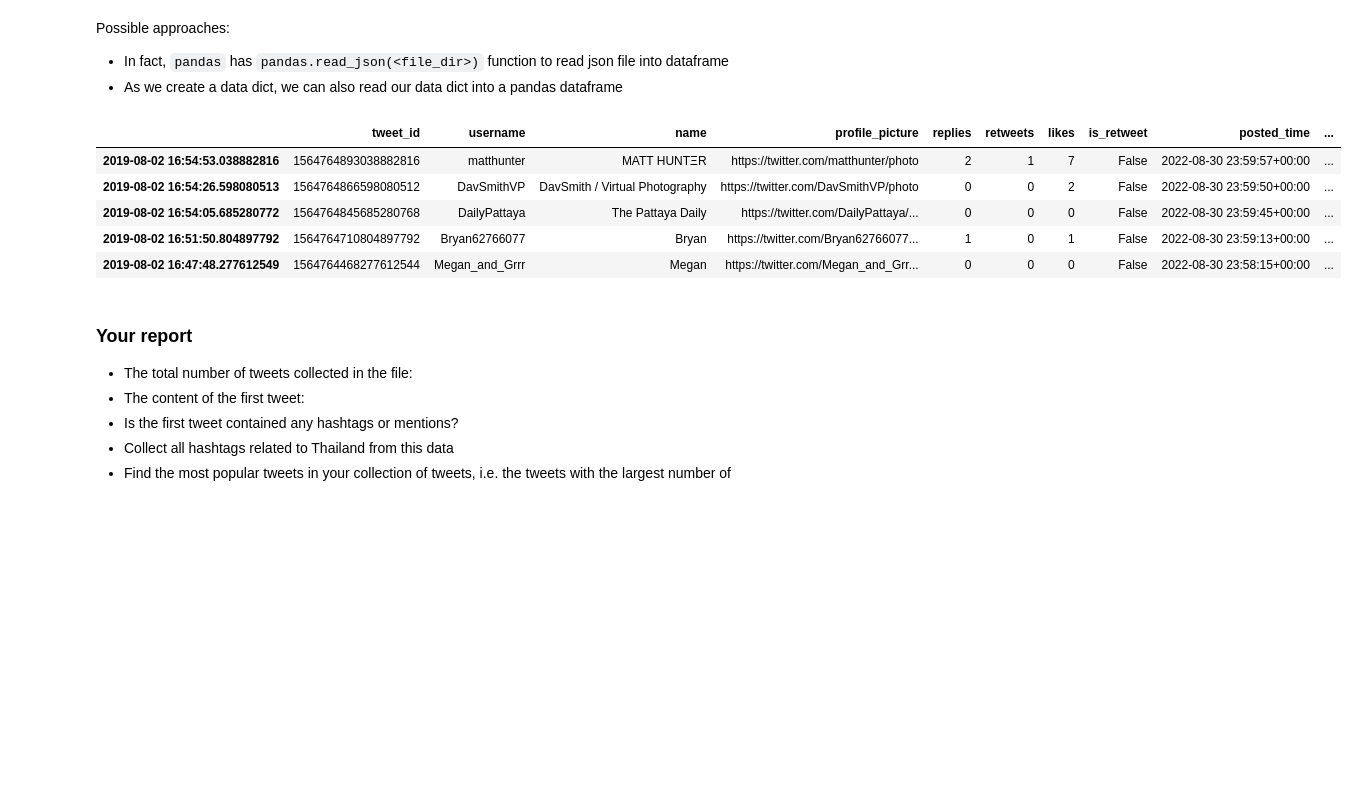
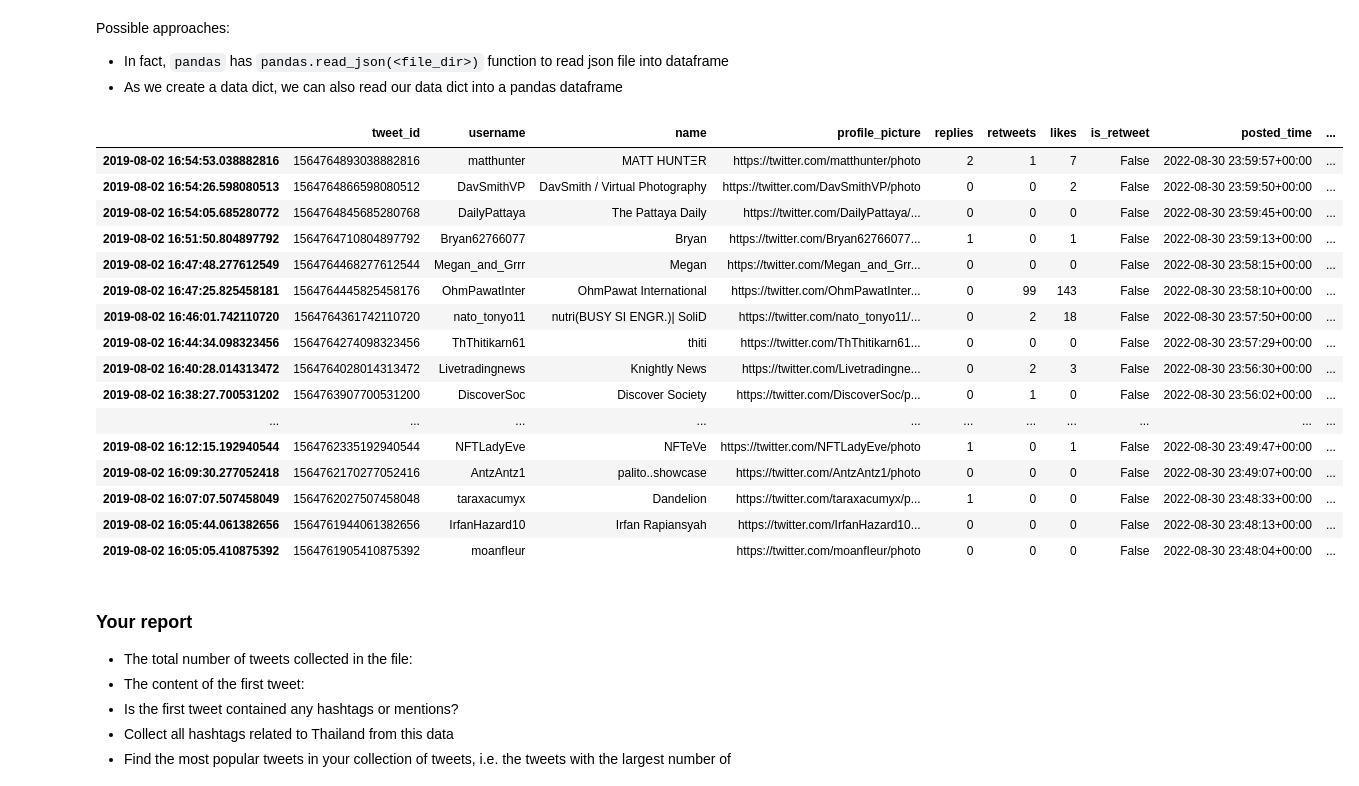
Before and after one commit to MOOwuttichai/project_dataWDkku, a Jupyter notebook: Copy_of_Project1_66.ipynb, the cells around one changed output. Drawn from its saved outputs; the diff is of its cells as text; code cells hidden in the pictures; blank space fills up the shorter version.

```diff
--- a/Copy_of_Project1_66.ipynb
+++ b/Copy_of_Project1_66.ipynb
@@ -96,14 +96,25 @@ Possible approaches:
 # %%
 thai_pd = pd.read_json(StringIO(d), orient='index')
 # %%
-thai_pd.head()
+thai_pd
 # %% [output]
 |  | tweet_id | username | name | profile_picture | replies | retweets | likes | is_retweet | posted_time | ... |
 | 2019-08-02 16:54:53.038882816 | 1564764893038882816 | matthunter | MATT HUNTΞR | https://twitter.com/matthunter/photo | 2 | 1 | 7 | False | 2022-08-30 23:59:57+00:00 | ... |
 | 2019-08-02 16:54:26.598080513 | 1564764866598080512 | DavSmithVP | DavSmith / Virtual Photography | https://twitter.com/DavSmithVP/photo | 0 | 0 | 2 | False | 2022-08-30 23:59:50+00:00 | ... |
 | 2019-08-02 16:54:05.685280772 | 1564764845685280768 | DailyPattaya | The Pattaya Daily | https://twitter.com/DailyPattaya/... | 0 | 0 | 0 | False | 2022-08-30 23:59:45+00:00 | ... |
 | 2019-08-02 16:51:50.804897792 | 1564764710804897792 | Bryan62766077 | Bryan | https://twitter.com/Bryan62766077... | 1 | 0 | 1 | False | 2022-08-30 23:59:13+00:00 | ... |
 | 2019-08-02 16:47:48.277612549 | 1564764468277612544 | Megan_and_Grrr | Megan | https://twitter.com/Megan_and_Grr... | 0 | 0 | 0 | False | 2022-08-30 23:58:15+00:00 | ... |
+| 2019-08-02 16:47:25.825458181 | 1564764445825458176 | OhmPawatInter | OhmPawat International | https://twitter.com/OhmPawatInter... | 0 | 99 | 143 | False | 2022-08-30 23:58:10+00:00 | ... |
+| 2019-08-02 16:46:01.742110720 | 1564764361742110720 | nato_tonyo11 | nutri(BUSY SI ENGR.)| SoliD | https://twitter.com/nato_tonyo11/... | 0 | 2 | 18 | False | 2022-08-30 23:57:50+00:00 | ... |
+| 2019-08-02 16:44:34.098323456 | 1564764274098323456 | ThThitikarn61 | thiti | https://twitter.com/ThThitikarn61... | 0 | 0 | 0 | False | 2022-08-30 23:57:29+00:00 | ... |
+| 2019-08-02 16:40:28.014313472 | 1564764028014313472 | Livetradingnews | Knightly News | https://twitter.com/Livetradingne... | 0 | 2 | 3 | False | 2022-08-30 23:56:30+00:00 | ... |
+| 2019-08-02 16:38:27.700531202 | 1564763907700531200 | DiscoverSoc | Discover Society | https://twitter.com/DiscoverSoc/p... | 0 | 1 | 0 | False | 2022-08-30 23:56:02+00:00 | ... |
+| ... | ... | ... | ... | ... | ... | ... | ... | ... | ... | ... |
+| 2019-08-02 16:12:15.192940544 | 1564762335192940544 | NFTLadyEve | NFTeVe | https://twitter.com/NFTLadyEve/photo | 1 | 0 | 1 | False | 2022-08-30 23:49:47+00:00 | ... |
+| 2019-08-02 16:09:30.277052418 | 1564762170277052416 | AntzAntz1 | palito..showcase | https://twitter.com/AntzAntz1/photo | 0 | 0 | 0 | False | 2022-08-30 23:49:07+00:00 | ... |
+| 2019-08-02 16:07:07.507458049 | 1564762027507458048 | taraxacumyx | Dandelion | https://twitter.com/taraxacumyx/p... | 1 | 0 | 0 | False | 2022-08-30 23:48:33+00:00 | ... |
+| 2019-08-02 16:05:44.061382656 | 1564761944061382656 | IrfanHazard10 | Irfan Rapiansyah | https://twitter.com/IrfanHazard10... | 0 | 0 | 0 | False | 2022-08-30 23:48:13+00:00 | ... |
+| 2019-08-02 16:05:05.410875392 | 1564761905410875392 | moanfIeur |  | https://twitter.com/moanfIeur/photo | 0 | 0 | 0 | False | 2022-08-30 23:48:04+00:00 | ... |
 # %% [markdown]
 ### Your report
 * The total number of tweets collected in the file:
```
Also changed, not shown: parts of 3 cells of this notebook.
